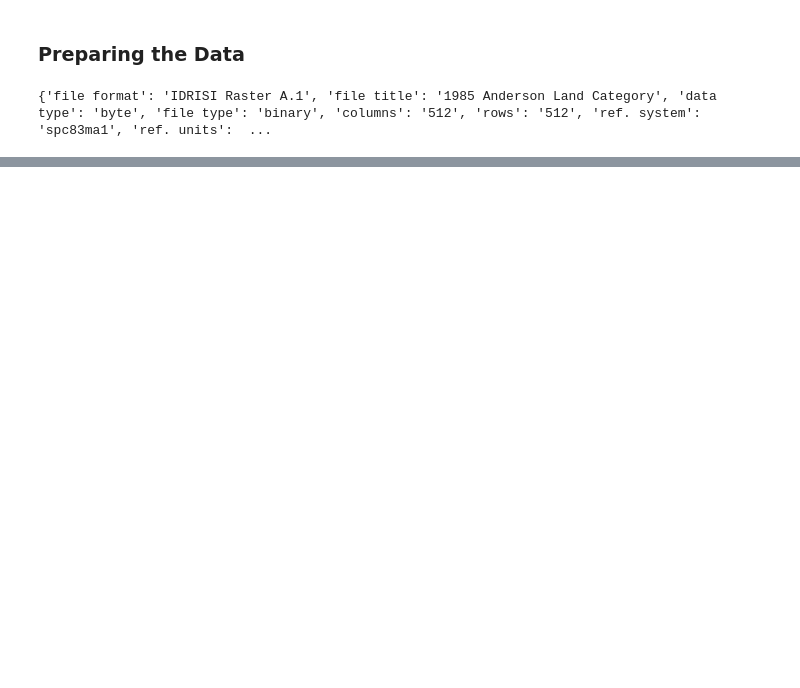
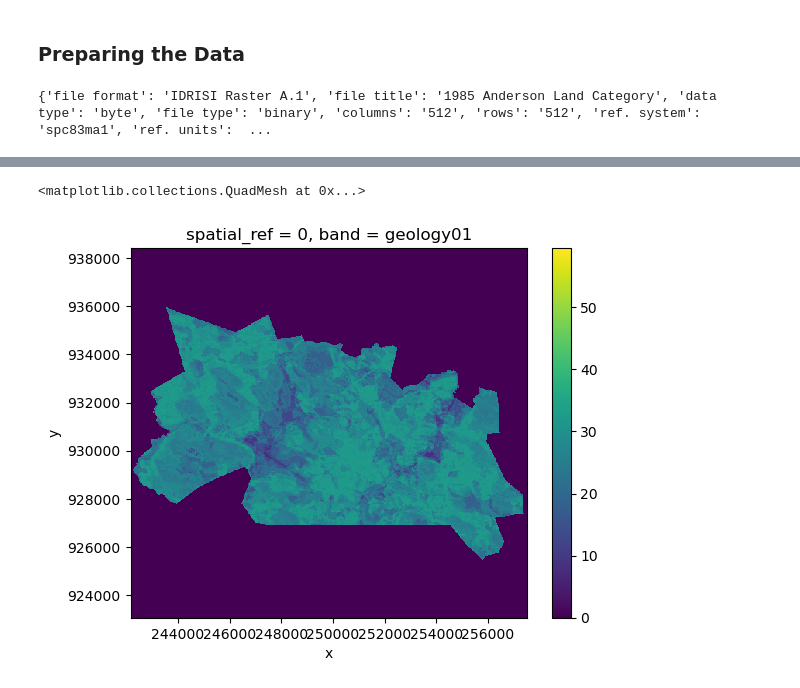
Before and after one commit to DWGodwin/geomod, a Jupyter notebook: predict-example.ipynb, the cells around one changed output, grey strips where cells are left out. Drawn from its saved outputs; the diff is of its cells as text; code cells hidden in the pictures; blank space fills up the shorter version.

Commit message:
driver maps to suitability map complete

```diff
--- a/predict-example.ipynb
+++ b/predict-example.ipynb
@@ -15,6 +16,8 @@ driver_map_names = ['elevation01', 'geology01', 'protection01']
 driver_map_paths = [data_directory+name+'.rst' for name in driver_map_names]
 driver_map_xr_list = [rioxarray.open_rasterio(map, masked=True) for map in driver_map_paths]
 all_driver_maps_xr = xarray.concat(driver_map_xr_list, dim='band').assign_coords(band=driver_map_names)
+# %%
+all_driver_maps_xr = all_driver_maps_xr.round().astype('int')
 # %%
 classification_map_xr = rioxarray.open_rasterio(data_directory+'1985anderson01.rst', masked=True)
 # %%
@@ -41,0 +55,27 @@ validation_map = utils.reclassify_landcover_map(validation_class_map_xr, 1)
+# %%
+# reclassify maps to suitability 0-100
+# first, get reclassification schemes by getting percent developed for each category
+
+reclass_maps = {}
+num_bands = all_driver_maps_xr.shape[0]
+for band in all_driver_maps_xr['band']:
+    percent_developed = {}
+    bandarray = all_driver_maps_xr.sel(band=band)
+    band_categories = np.unique(bandarray).tolist()
+    for category in band_categories:
+        category_cells = bandarray == category
+        developed_cells = (category_cells & (land_cover_map == 1)).sum().item()
+        total_cells = category_cells.sum().item()
+        percent_developed[category] = developed_cells / total_cells *100 if total_cells > 0 else 0
+    reclass_maps[str(band.values)] = percent_developed
+# %%
+# use reclass to get 0-100 driver maps
+driver_maps_as_suitability = utils.driver_map_classification(all_driver_maps_xr, reclass_maps)
+# %%
+weights = {'elevation01':.40, 'protection01':.20, 'geology01':.40}
+weighted_sum = sum(driver_maps_as_suitability.sel(band=band) * weight for band, weight in weights.items())
+# %%
+weighted_sum.plot()
+# %% [output]
+<matplotlib.collections.QuadMesh at 0x...>
+[figure, added]
```
Also changed, not shown: parts of 3 cells of this notebook, 1 other file.
